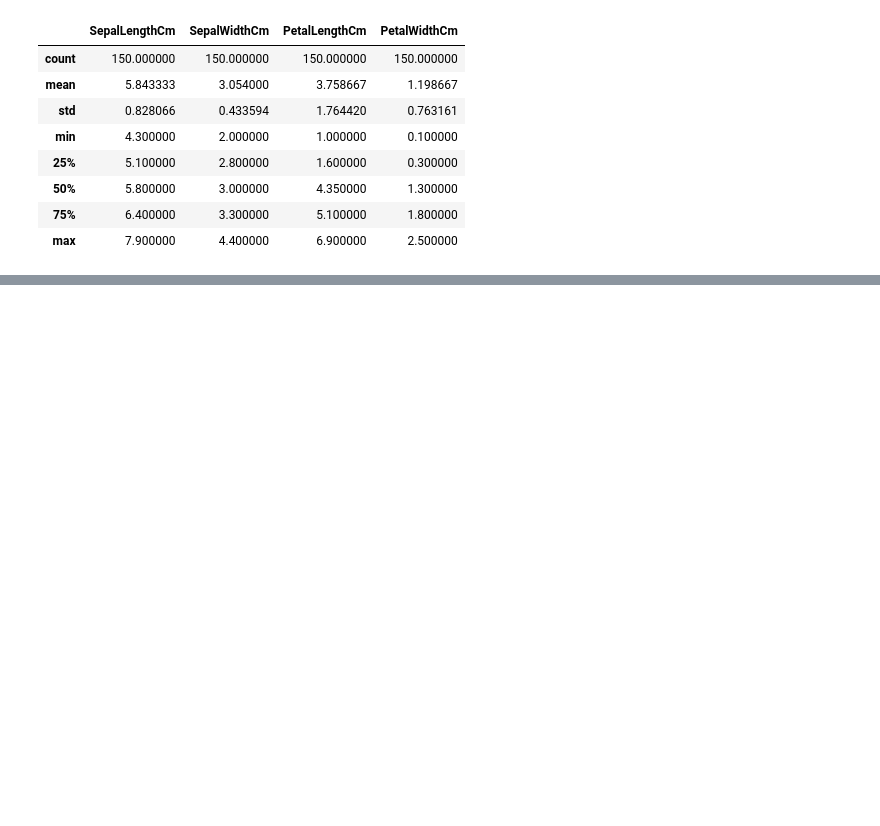
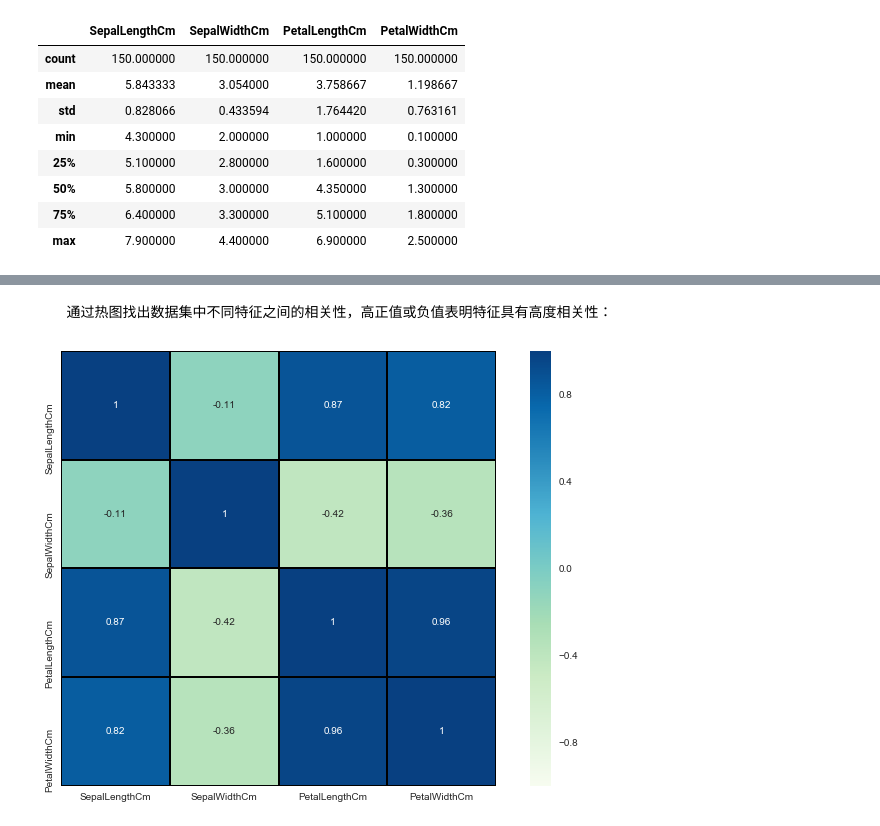
Before and after one commit to gaiusyao/pydata_nb, a Jupyter notebook: Kaggle/01_iris/eda.ipynb, the cells around one changed output, grey strips where cells are left out. Cells and saved outputs as stored; diff of their text form; code cells hidden in the pictures; blank space fills up the shorter version.

```diff
--- a/Kaggle/01_iris/eda.ipynb
+++ b/Kaggle/01_iris/eda.ipynb
@@ -83,0 +98,8 @@ g = g.add_legend()
+# %% [markdown]
+&emsp;&emsp;通过热图找出数据集中不同特征之间的相关性，高正值或负值表明特征具有高度相关性：
+# %%
+fig=plt.gcf()
+fig.set_size_inches(12, 8)
+fig=sns.heatmap(iris.corr(), annot=True, cmap='GnBu', linewidths=1, linecolor='k', square=True, mask=False, vmin=-1, vmax=1, cbar_kws={"orientation": "vertical"}, cbar=True)
+# %% [output]
+[figure, added]
```
Also changed, not shown: parts of 18 cells of this notebook.
